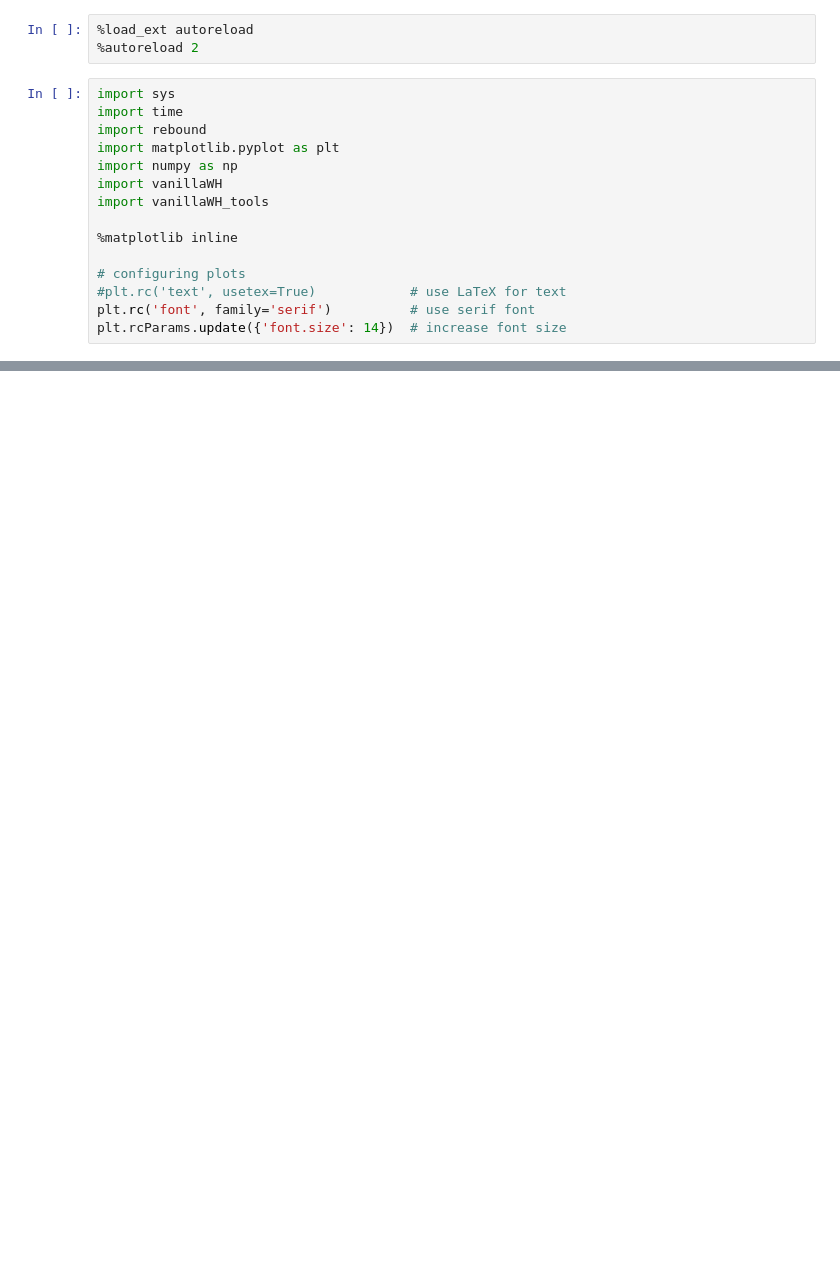
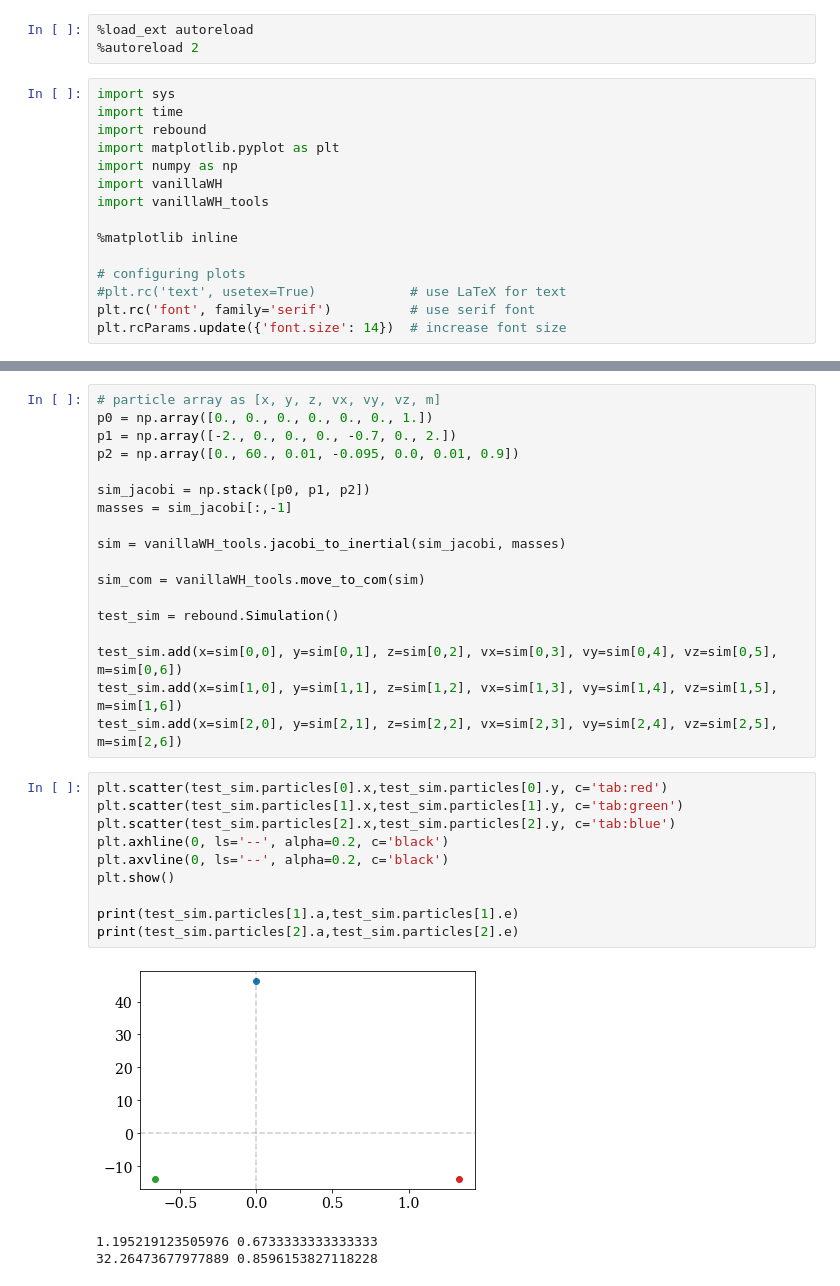
Before and after one commit to michaelkmpoon/eccentricWH, a Jupyter notebook: 09_vanillaWH_MikkolaPaper.ipynb, the cells around one changed output, grey strips where cells are left out. Cells and saved outputs as stored; diff of their text form; blank space fills up the shorter version.

```diff
--- a/09_vanillaWH_MikkolaPaper.ipynb
+++ b/09_vanillaWH_MikkolaPaper.ipynb
@@ -263,0 +111,32 @@ print('time to integrate =', np.round(end - start, 1), 's')
+# %%
+# particle array as [x, y, z, vx, vy, vz, m]
+p0 = np.array([0., 0., 0., 0., 0., 0., 1.])
+p1 = np.array([-2., 0., 0., 0., -0.7, 0., 2.])
+p2 = np.array([0., 60., 0.01, -0.095, 0.0, 0.01, 0.9])
+
+sim_jacobi = np.stack([p0, p1, p2])
+masses = sim_jacobi[:,-1]
+
+sim = vanillaWH_tools.jacobi_to_inertial(sim_jacobi, masses)
+
+sim_com = vanillaWH_tools.move_to_com(sim)
+
+test_sim = rebound.Simulation()
+
+test_sim.add(x=sim[0,0], y=sim[0,1], z=sim[0,2], vx=sim[0,3], vy=sim[0,4], vz=sim[0,5], m=sim[0,6])
+test_sim.add(x=sim[1,0], y=sim[1,1], z=sim[1,2], vx=sim[1,3], vy=sim[1,4], vz=sim[1,5], m=sim[1,6])
+test_sim.add(x=sim[2,0], y=sim[2,1], z=sim[2,2], vx=sim[2,3], vy=sim[2,4], vz=sim[2,5], m=sim[2,6])
+# %%
+plt.scatter(test_sim.particles[0].x,test_sim.particles[0].y, c='tab:red')
+plt.scatter(test_sim.particles[1].x,test_sim.particles[1].y, c='tab:green')
+plt.scatter(test_sim.particles[2].x,test_sim.particles[2].y, c='tab:blue')
+plt.axhline(0, ls='--', alpha=0.2, c='black')
+plt.axvline(0, ls='--', alpha=0.2, c='black')
+plt.show()
+
+print(test_sim.particles[1].a,test_sim.particles[1].e)
+print(test_sim.particles[2].a,test_sim.particles[2].e)
+# %% [output]
+[figure, added]
+1.195219123505976 0.6733333333333333
+32.26473677977889 0.8596153827118228
```
Also changed, not shown: parts of 7 cells of this notebook, 1 other file.
